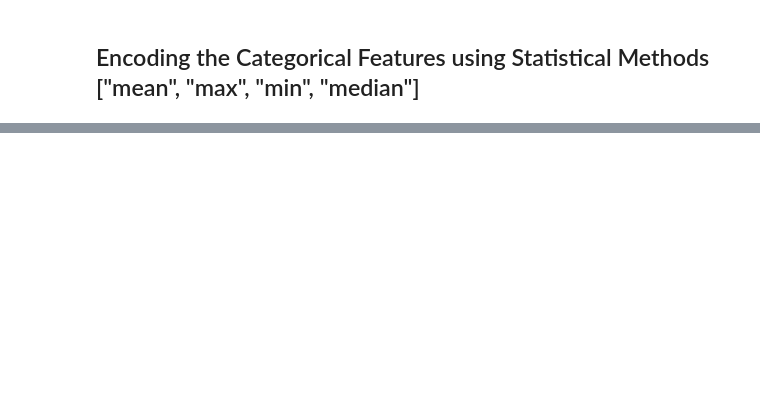
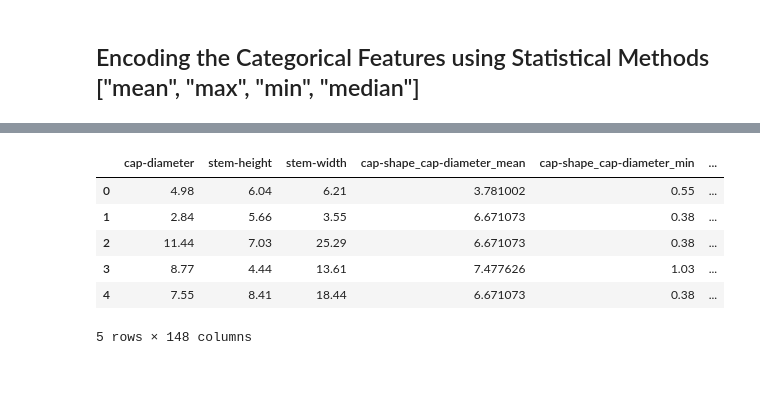
Before and after one commit to SudeshKumarSK/MushroomClassification, a Jupyter notebook: FeatureEngineering.ipynb, the cells around one changed output, grey strips where cells are left out. Cells and saved outputs as stored; diff of their text form; code cells hidden in the pictures; blank space fills up the shorter version.

```diff
--- a/FeatureEngineering.ipynb
+++ b/FeatureEngineering.ipynb
@@ -248 +330,11 @@ Number of Data-Points before performing Statistical Encoding: 42660
 Number of Data-Points after performing Statistical Encoding: 42660 records
+# %%
+enc_train_data.head()
+# %% [output]
+|  | cap-diameter | stem-height | stem-width | cap-shape_cap-diameter_mean | cap-shape_cap-diameter_min | ... |
+| 0 | 4.98 | 6.04 | 6.21 | 3.781002 | 0.55 | ... |
+| 1 | 2.84 | 5.66 | 3.55 | 6.671073 | 0.38 | ... |
+| 2 | 11.44 | 7.03 | 25.29 | 6.671073 | 0.38 | ... |
+| 3 | 8.77 | 4.44 | 13.61 | 7.477626 | 1.03 | ... |
+| 4 | 7.55 | 8.41 | 18.44 | 6.671073 | 0.38 | ... |
+5 rows × 148 columns
```
Also changed, not shown: parts of 7 cells of this notebook.
